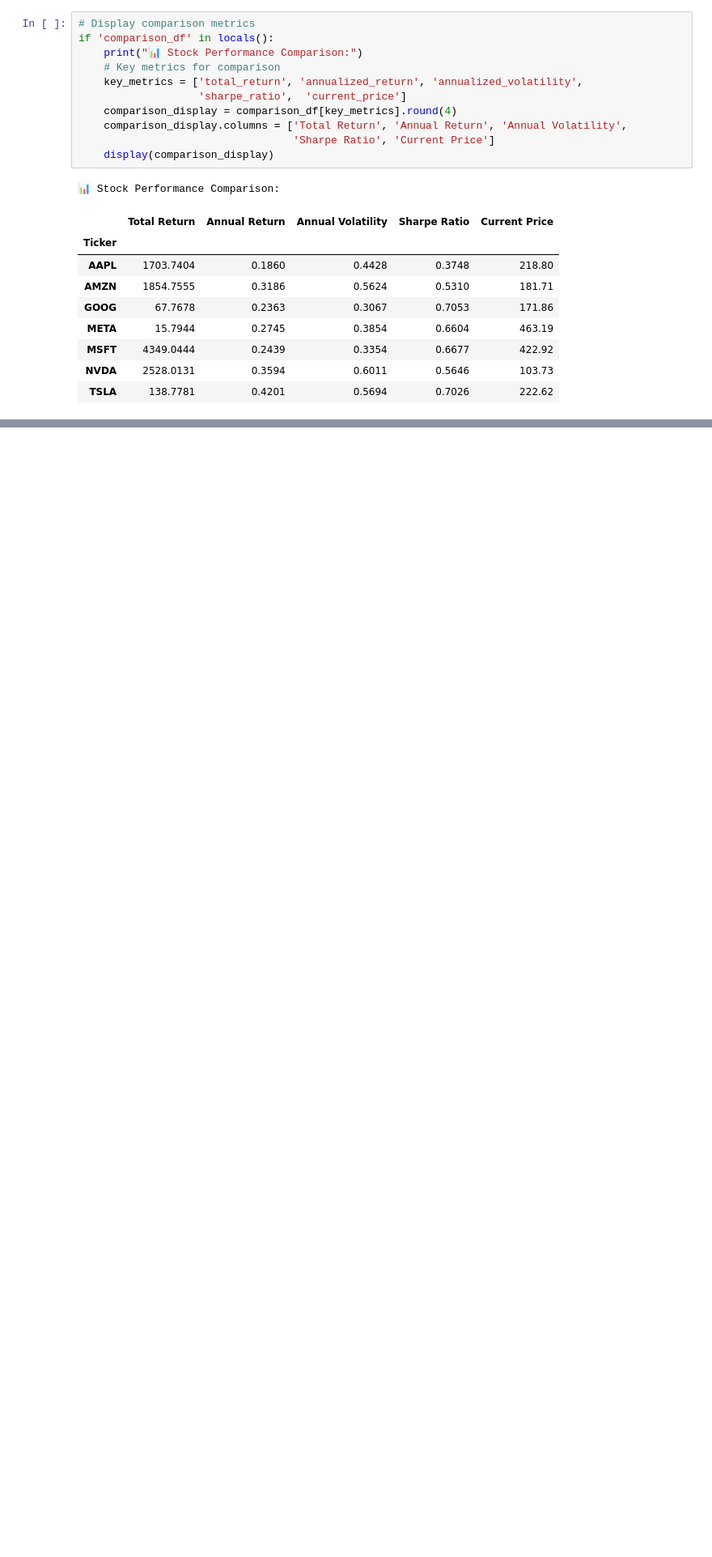
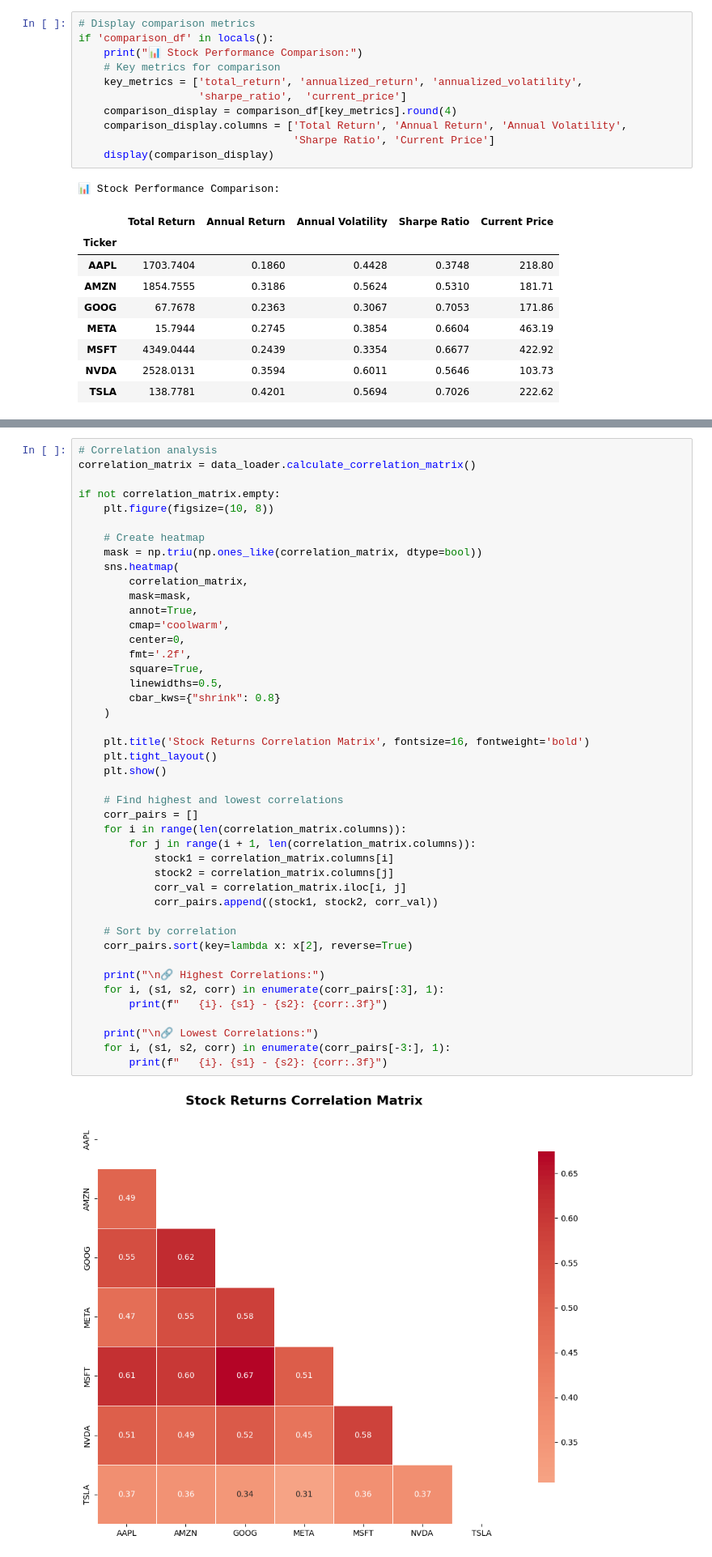
Before and after one commit to projwork/stock-price-prediction-week1, a Jupyter notebook: notebooks/task2_eda.ipynb, the cells around one changed output, grey strips where cells are left out. Shown at 81% size. Cells and saved outputs as stored; diff of their text form; blank space fills up the shorter version.

```diff
--- a/notebooks/task2_eda.ipynb
+++ b/notebooks/task2_eda.ipynb
@@ -543,0 +657,46 @@ if 'comparison_df' in locals():
+# %%
+# Correlation analysis
+correlation_matrix = data_loader.calculate_correlation_matrix()
+
+if not correlation_matrix.empty:
+    plt.figure(figsize=(10, 8))
+
+    # Create heatmap
+    mask = np.triu(np.ones_like(correlation_matrix, dtype=bool))
+    sns.heatmap(
+        correlation_matrix,
+        mask=mask,
+        annot=True,
+        cmap='coolwarm',
+        center=0,
+        fmt='.2f',
+        square=True,
+        linewidths=0.5,
+        cbar_kws={"shrink": 0.8}
+    )
+
+    plt.title('Stock Returns Correlation Matrix', fontsize=16, fontweight='bold')
+    plt.tight_layout()
+    plt.show()
+
+    # Find highest and lowest correlations
+    corr_pairs = []
+    for i in range(len(correlation_matrix.columns)):
+        for j in range(i + 1, len(correlation_matrix.columns)):
+            stock1 = correlation_matrix.columns[i]
+            stock2 = correlation_matrix.columns[j]
+            corr_val = correlation_matrix.iloc[i, j]
+            corr_pairs.append((stock1, stock2, corr_val))
+
+    # Sort by correlation
+    corr_pairs.sort(key=lambda x: x[2], reverse=True)
+
+    print("\n🔗 Highest Correlations:")
+    for i, (s1, s2, corr) in enumerate(corr_pairs[:3], 1):
+        print(f"   {i}. {s1} - {s2}: {corr:.3f}")
+
+    print("\n🔗 Lowest Correlations:")
+    for i, (s1, s2, corr) in enumerate(corr_pairs[-3:], 1):
+        print(f"   {i}. {s1} - {s2}: {corr:.3f}")
+# %% [output]
+[figure, added]
```
Also changed, not shown: parts of 10 cells of this notebook.
